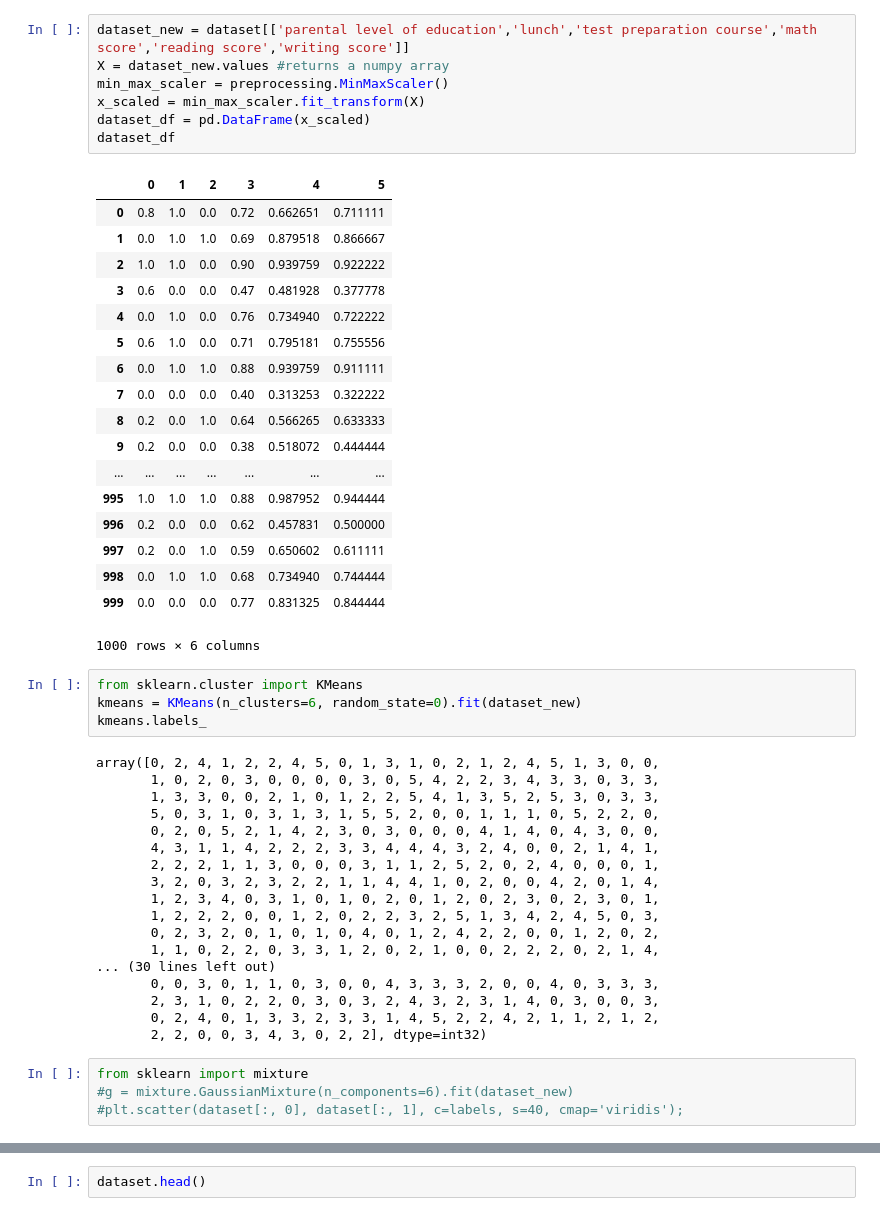
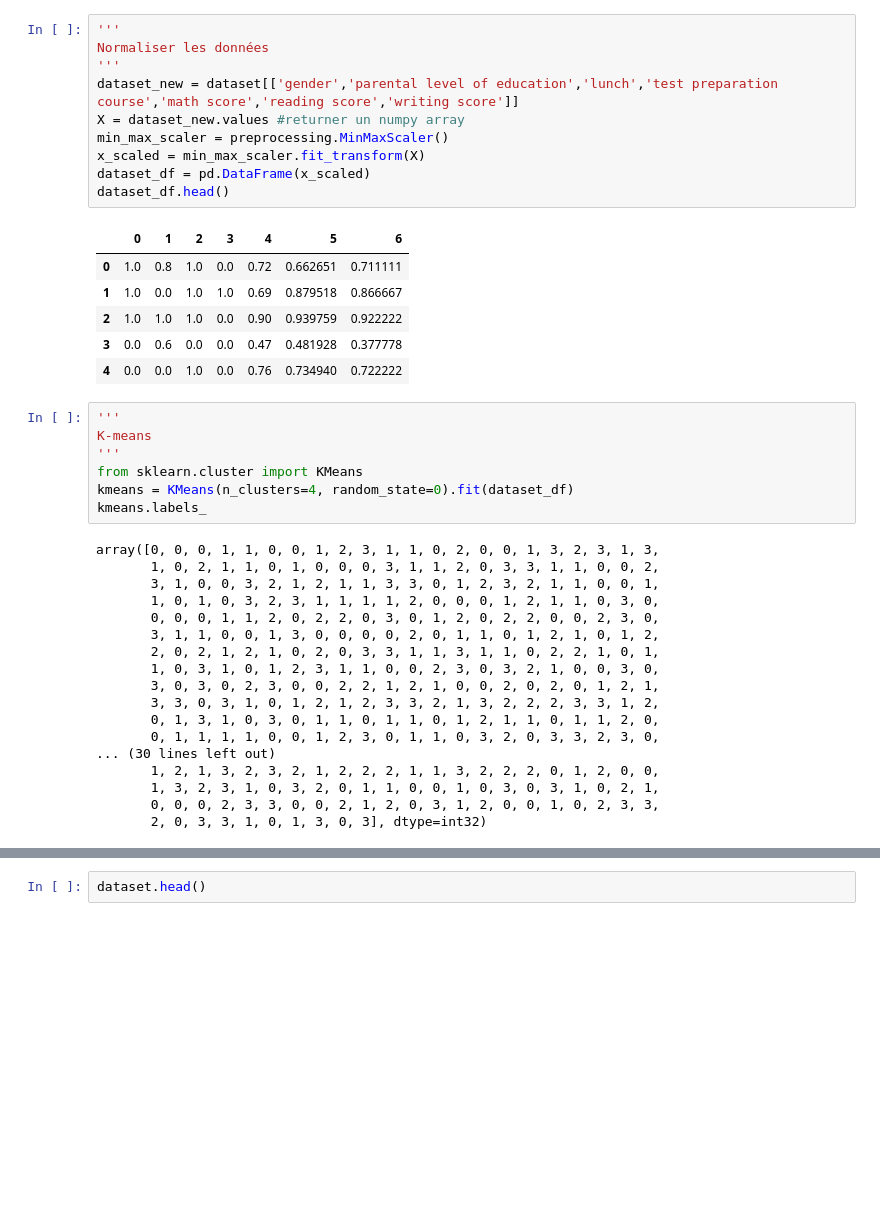
Before and after one commit to TeraBasic/My-projects, a Jupyter notebook: data_analyse/StudentsPerformance.ipynb, the cells around one changed output, grey strips where cells are left out. Drawn from its saved outputs; the diff is of its cells as text; blank space fills up the shorter version.

```diff
--- a/data_analyse/StudentsPerformance.ipynb
+++ b/data_analyse/StudentsPerformance.ipynb
@@ -50,52 +47,42 @@ dataset
 # %%
-dataset_new = dataset[['parental level of education','lunch','test preparation course','math score','reading score','writing score']]
-X = dataset_new.values #returns a numpy array
+'''
+Normaliser les données
+'''
+dataset_new = dataset[['gender','parental level of education','lunch','test preparation course','math score','reading score','writing score']]
+X = dataset_new.values #returner un numpy array
 min_max_scaler = preprocessing.MinMaxScaler()
 x_scaled = min_max_scaler.fit_transform(X)
 dataset_df = pd.DataFrame(x_scaled)
-dataset_df
+dataset_df.head()
 # %% [output]
-|  | 0 | 1 | 2 | 3 | 4 | 5 |
-| 0 | 0.8 | 1.0 | 0.0 | 0.72 | 0.662651 | 0.711111 |
-| 1 | 0.0 | 1.0 | 1.0 | 0.69 | 0.879518 | 0.866667 |
-| 2 | 1.0 | 1.0 | 0.0 | 0.90 | 0.939759 | 0.922222 |
-| 3 | 0.6 | 0.0 | 0.0 | 0.47 | 0.481928 | 0.377778 |
-| 4 | 0.0 | 1.0 | 0.0 | 0.76 | 0.734940 | 0.722222 |
-| 5 | 0.6 | 1.0 | 0.0 | 0.71 | 0.795181 | 0.755556 |
-| 6 | 0.0 | 1.0 | 1.0 | 0.88 | 0.939759 | 0.911111 |
-| 7 | 0.0 | 0.0 | 0.0 | 0.40 | 0.313253 | 0.322222 |
-| 8 | 0.2 | 0.0 | 1.0 | 0.64 | 0.566265 | 0.633333 |
-| 9 | 0.2 | 0.0 | 0.0 | 0.38 | 0.518072 | 0.444444 |
-| ... | ... | ... | ... | ... | ... | ... |
-| 995 | 1.0 | 1.0 | 1.0 | 0.88 | 0.987952 | 0.944444 |
-| 996 | 0.2 | 0.0 | 0.0 | 0.62 | 0.457831 | 0.500000 |
-| 997 | 0.2 | 0.0 | 1.0 | 0.59 | 0.650602 | 0.611111 |
-| 998 | 0.0 | 1.0 | 1.0 | 0.68 | 0.734940 | 0.744444 |
-| 999 | 0.0 | 0.0 | 0.0 | 0.77 | 0.831325 | 0.844444 |
+|  | 0 | 1 | 2 | 3 | 4 | 5 | 6 |
+| 0 | 1.0 | 0.8 | 1.0 | 0.0 | 0.72 | 0.662651 | 0.711111 |
+| 1 | 1.0 | 0.0 | 1.0 | 1.0 | 0.69 | 0.879518 | 0.866667 |
+| 2 | 1.0 | 1.0 | 1.0 | 0.0 | 0.90 | 0.939759 | 0.922222 |
+| 3 | 0.0 | 0.6 | 0.0 | 0.0 | 0.47 | 0.481928 | 0.377778 |
+| 4 | 0.0 | 0.0 | 1.0 | 0.0 | 0.76 | 0.734940 | 0.722222 |
-1000 rows × 6 columns
 # %%
+'''
+K-means
+'''
 from sklearn.cluster import KMeans
-kmeans = KMeans(n_clusters=6, random_state=0).fit(dataset_new)
+kmeans = KMeans(n_clusters=4, random_state=0).fit(dataset_df)
 kmeans.labels_
 # %% [output]
-array([0, 2, 4, 1, 2, 2, 4, 5, 0, 1, 3, 1, 0, 2, 1, 2, 4, 5, 1, 3, 0, 0,
-       1, 0, 2, 0, 3, 0, 0, 0, 0, 3, 0, 5, 4, 2, 2, 3, 4, 3, 3, 0, 3, 3,
-       1, 3, 3, 0, 0, 2, 1, 0, 1, 2, 2, 5, 4, 1, 3, 5, 2, 5, 3, 0, 3, 3,
-       5, 0, 3, 1, 0, 3, 1, 3, 1, 5, 5, 2, 0, 0, 1, 1, 1, 0, 5, 2, 2, 0,
-       0, 2, 0, 5, 2, 1, 4, 2, 3, 0, 3, 0, 0, 0, 4, 1, 4, 0, 4, 3, 0, 0,
-       4, 3, 1, 1, 4, 2, 2, 2, 3, 3, 4, 4, 4, 3, 2, 4, 0, 0, 2, 1, 4, 1,
-       2, 2, 2, 1, 1, 3, 0, 0, 0, 3, 1, 1, 2, 5, 2, 0, 2, 4, 0, 0, 0, 1,
-       3, 2, 0, 3, 2, 3, 2, 2, 1, 1, 4, 4, 1, 0, 2, 0, 0, 4, 2, 0, 1, 4,
-       1, 2, 3, 4, 0, 3, 1, 0, 1, 0, 2, 0, 1, 2, 0, 2, 3, 0, 2, 3, 0, 1,
-       1, 2, 2, 2, 0, 0, 1, 2, 0, 2, 2, 3, 2, 5, 1, 3, 4, 2, 4, 5, 0, 3,
-       0, 2, 3, 2, 0, 1, 0, 1, 0, 4, 0, 1, 2, 4, 2, 2, 0, 0, 1, 2, 0, 2,
-       1, 1, 0, 2, 2, 0, 3, 3, 1, 2, 0, 2, 1, 0, 0, 2, 2, 2, 0, 2, 1, 4,
+array([0, 0, 0, 1, 1, 0, 0, 1, 2, 3, 1, 1, 0, 2, 0, 0, 1, 3, 2, 3, 1, 3,
+       1, 0, 2, 1, 1, 0, 1, 0, 0, 0, 3, 1, 1, 2, 0, 3, 3, 1, 1, 0, 0, 2,
+       3, 1, 0, 0, 3, 2, 1, 2, 1, 1, 3, 3, 0, 1, 2, 3, 2, 1, 1, 0, 0, 1,
+       1, 0, 1, 0, 3, 2, 3, 1, 1, 1, 1, 2, 0, 0, 0, 1, 2, 1, 1, 0, 3, 0,
+       0, 0, 0, 1, 1, 2, 0, 2, 2, 0, 3, 0, 1, 2, 0, 2, 2, 0, 0, 2, 3, 0,
+       3, 1, 1, 0, 0, 1, 3, 0, 0, 0, 0, 2, 0, 1, 1, 0, 1, 2, 1, 0, 1, 2,
+       2, 0, 2, 1, 2, 1, 0, 2, 0, 3, 3, 1, 1, 3, 1, 1, 0, 2, 2, 1, 0, 1,
+       1, 0, 3, 1, 0, 1, 2, 3, 1, 1, 0, 0, 2, 3, 0, 3, 2, 1, 0, 0, 3, 0,
+       3, 0, 3, 0, 2, 3, 0, 0, 2, 2, 1, 2, 1, 0, 0, 2, 0, 2, 0, 1, 2, 1,
+       3, 3, 0, 3, 1, 0, 1, 2, 1, 2, 3, 3, 2, 1, 3, 2, 2, 2, 3, 3, 1, 2,
+       0, 1, 3, 1, 0, 3, 0, 1, 1, 0, 1, 1, 0, 1, 2, 1, 1, 0, 1, 1, 2, 0,
+       0, 1, 1, 1, 1, 0, 0, 1, 2, 3, 0, 1, 1, 0, 3, 2, 0, 3, 3, 2, 3, 0,
 ... (30 lines left out)
-       0, 0, 3, 0, 1, 1, 0, 3, 0, 0, 4, 3, 3, 3, 2, 0, 0, 4, 0, 3, 3, 3,
-       2, 3, 1, 0, 2, 2, 0, 3, 0, 3, 2, 4, 3, 2, 3, 1, 4, 0, 3, 0, 0, 3,
-       0, 2, 4, 0, 1, 3, 3, 2, 3, 3, 1, 4, 5, 2, 2, 4, 2, 1, 1, 2, 1, 2,
-       2, 2, 0, 0, 3, 4, 3, 0, 2, 2], dtype=int32)
+       1, 2, 1, 3, 2, 3, 2, 1, 2, 2, 2, 1, 1, 3, 2, 2, 2, 0, 1, 2, 0, 0,
+       1, 3, 2, 3, 1, 0, 3, 2, 0, 1, 1, 0, 0, 1, 0, 3, 0, 3, 1, 0, 2, 1,
+       0, 0, 0, 2, 3, 3, 0, 0, 2, 1, 2, 0, 3, 1, 2, 0, 0, 1, 0, 2, 3, 3,
+       2, 0, 3, 3, 1, 0, 1, 3, 0, 3], dtype=int32)
-# %%
-from sklearn import mixture
-#g = mixture.GaussianMixture(n_components=6).fit(dataset_new)
-#plt.scatter(dataset[:, 0], dataset[:, 1], c=labels, s=40, cmap='viridis');
```
Also changed, not shown: parts of 10 cells of this notebook, 1 other file.
